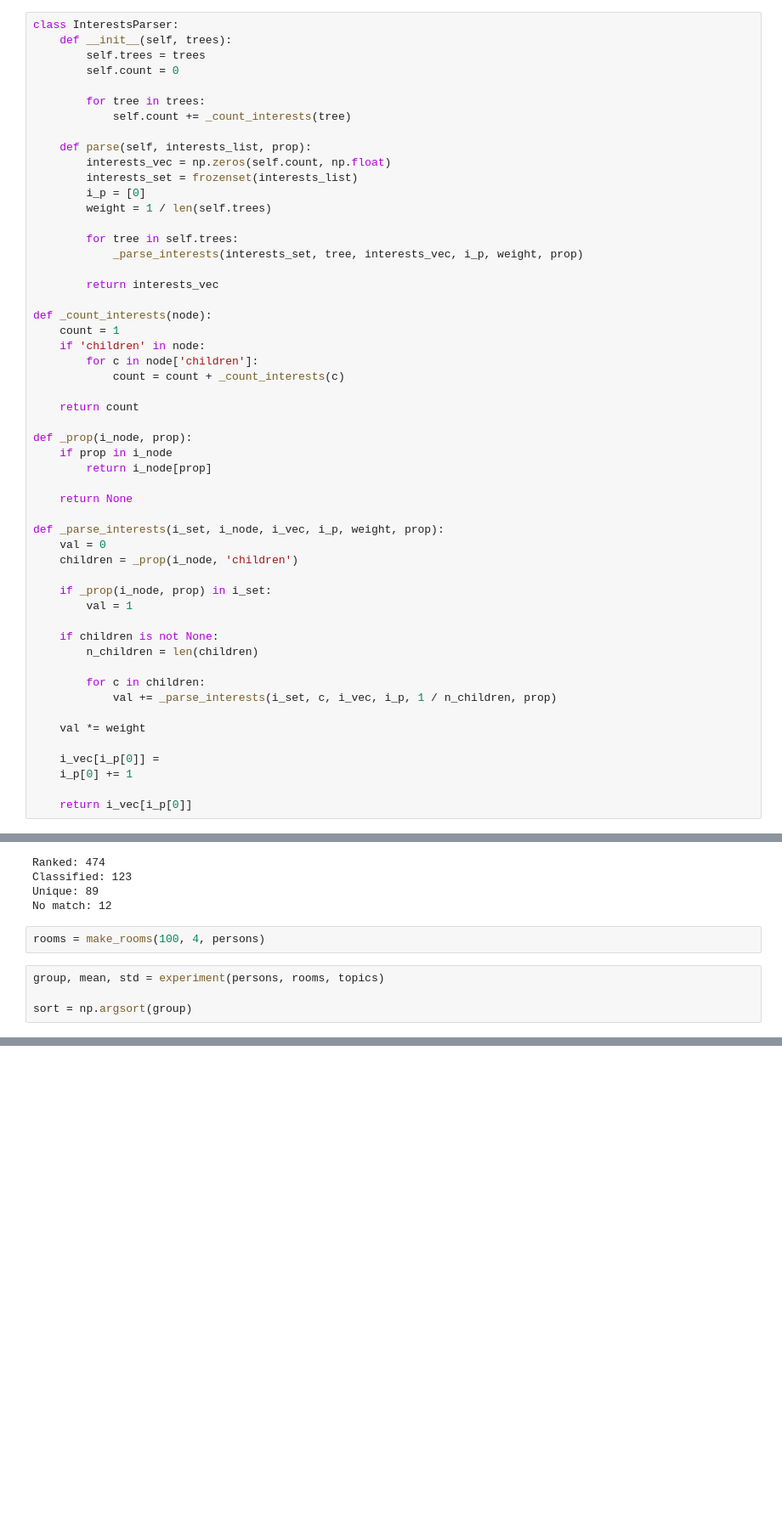
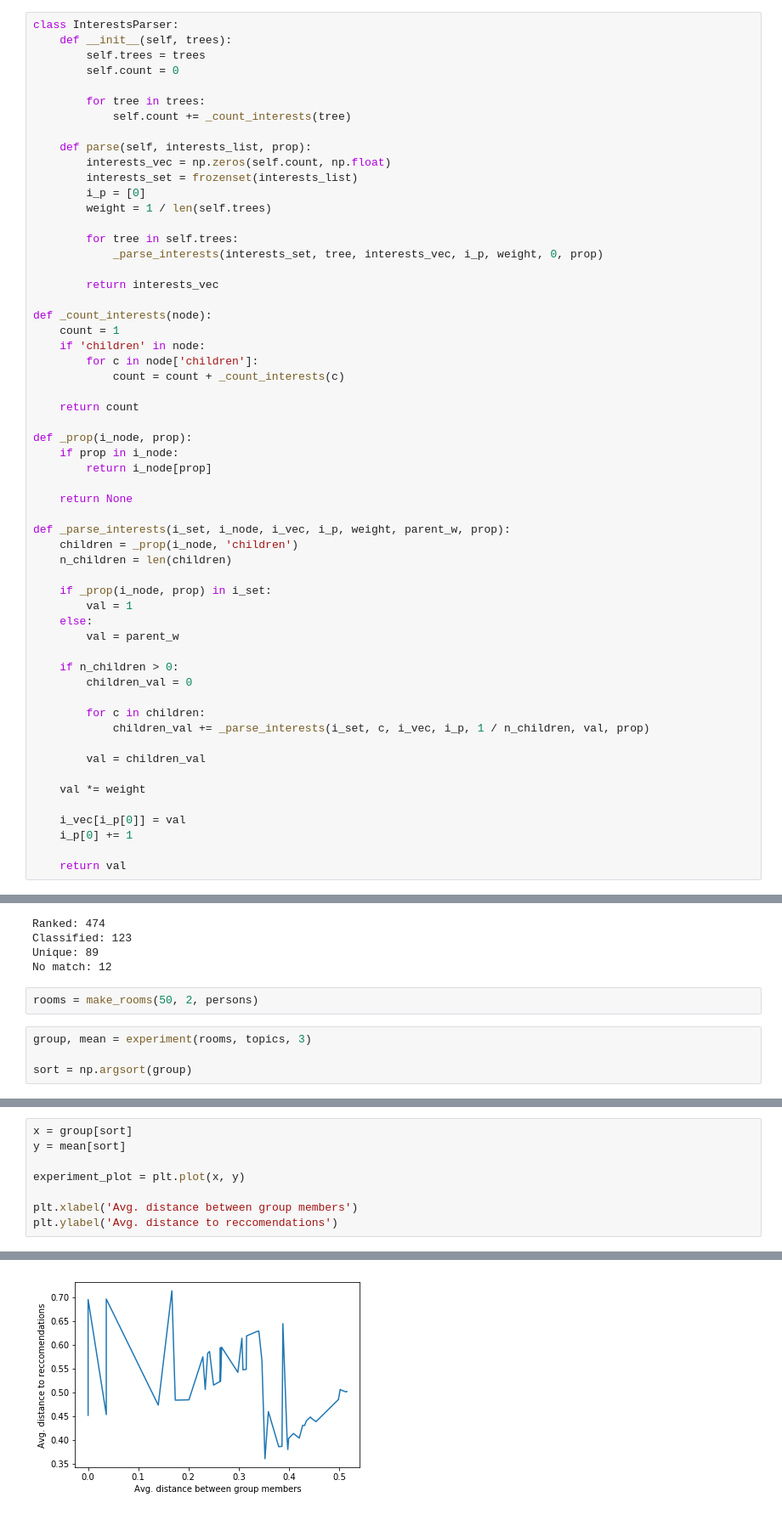
Before and after one commit to jemsz95/avalinguo-recomendacion-de-temas, a Jupyter notebook: interest-vec.ipynb, the cells around one changed output, grey strips where cells are left out. Shown at 85% size. Saved outputs shown, nothing was run; the diff lists cells and outputs as text; blank space fills up the shorter version.

Commit message:
Experiments

```diff
--- a/interest-vec.ipynb
+++ b/interest-vec.ipynb
@@ -21,7 +21,7 @@ class InterestsParser:
         weight = 1 / len(self.trees)
 
         for tree in self.trees:
-            _parse_interests(interests_set, tree, interests_vec, i_p, weight, prop)
+            _parse_interests(interests_set, tree, interests_vec, i_p, weight, 0, prop)
 
         return interests_vec
 
@@ -34,30 +34,34 @@ def _count_interests(node):
     return count
 
 def _prop(i_node, prop):
-    if prop in i_node
+    if prop in i_node:
         return i_node[prop]
 
     return None
 
-def _parse_interests(i_set, i_node, i_vec, i_p, weight, prop):
-    val = 0
+def _parse_interests(i_set, i_node, i_vec, i_p, weight, parent_w, prop):
     children = _prop(i_node, 'children')
+    n_children = len(children)
 
     if _prop(i_node, prop) in i_set:
         val = 1
+    else:
+        val = parent_w
 
-    if children is not None:
-        n_children = len(children)
+    if n_children > 0:
+        children_val = 0
 
         for c in children:
-            val += _parse_interests(i_set, c, i_vec, i_p, 1 / n_children, prop)
+            children_val += _parse_interests(i_set, c, i_vec, i_p, 1 / n_children, val, prop)
+
+        val = children_val
 
     val *= weight
 
-    i_vec[i_p[0]] =
+    i_vec[i_p[0]] = val
     i_p[0] += 1
 
-    return i_vec[i_p[0]]
+    return val
 # %%
 class Person:
     def __init__(self, p_id, interests):
@@ -255,8 +256,8 @@ Classified: 123
 Unique: 89
 No match: 12
 # %%
-rooms = make_rooms(100, 4, persons)
+rooms = make_rooms(50, 2, persons)
 # %%
-group, mean, std = experiment(persons, rooms, topics)
+group, mean = experiment(rooms, topics, 3)
 
 sort = np.argsort(group)
@@ -274,0 +264,9 @@ plt.plot(x, y_minus_std)
+# %%
+x = group[sort]
+y = mean[sort]
+
+experiment_plot = plt.plot(x, y)
+
+plt.xlabel('Avg. distance between group members')
+plt.ylabel('Avg. distance to reccomendations')
+# %% [output]
@@ -274,0 +274 @@ plt.plot(x, y_minus_std)
+[figure, added]
```
Also changed, not shown: parts of 7 cells of this notebook.
